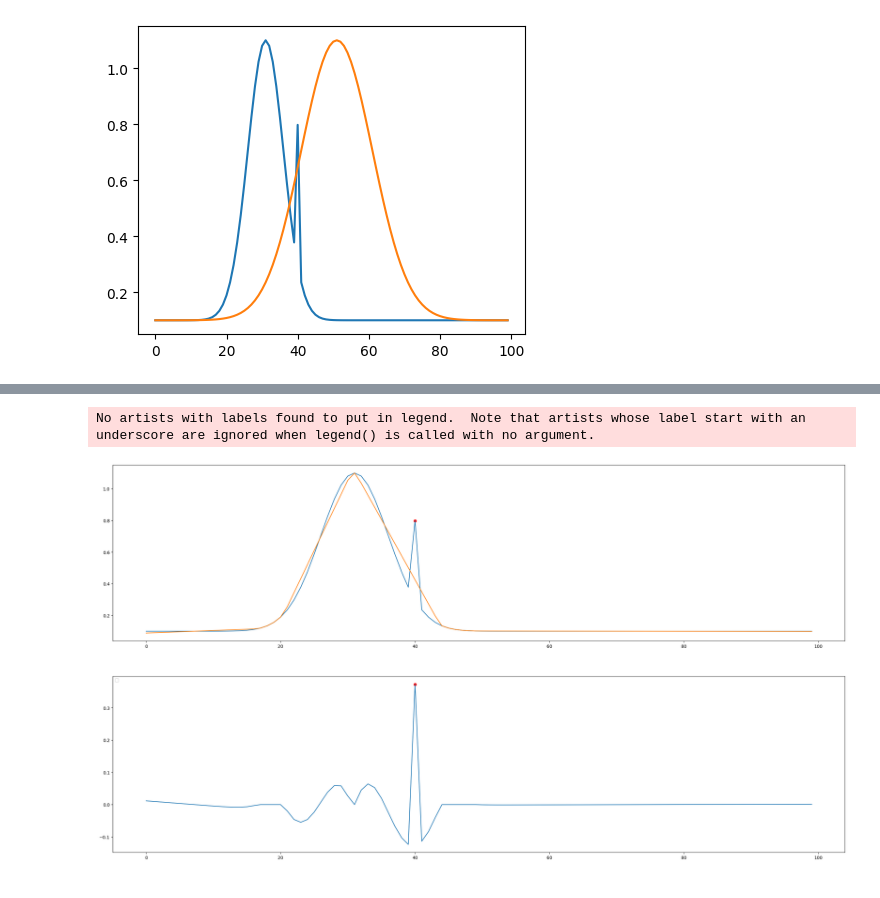
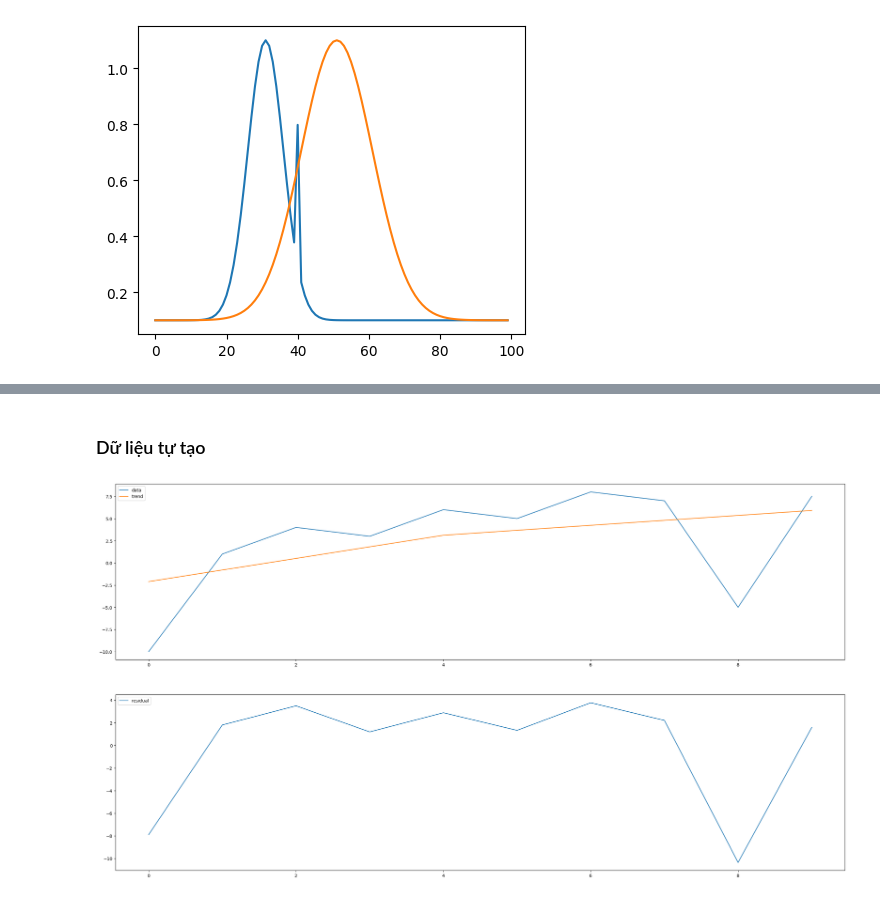
Before and after one commit to ducphuE10/robust-OPW, a Jupyter notebook: run.ipynb, the cells around one changed output, grey strips where cells are left out. Drawn from its saved outputs; the diff is of its cells as text; code cells hidden in the pictures.

```diff
--- a/run.ipynb
+++ b/run.ipynb
@@ -48,27 +32,0 @@ residual = y1 - trend
-# %%
-def visualize(data,trend,threshold = None, fig_size = (30,16)):
-    '''
-    data: input data : numpy array
-    trend: result of apply trend filter : numpy array
-    threshold: for residual : scalar
-    fig_size: figure size
-    '''
-    fig = plt.figure(figsize=fig_size)
-    #TREND & DATA
-    plt.subplot(2,1,1)
-    residual = data - trend
-    plt.plot(np.arange(data.shape[0]),data,label = 'data')
-    plt.plot(np.arange(data.shape[0]),trend, label = 'trend')
-    if threshold:
-        idx = np.where(np.abs(residual) > threshold)[0]
-        plt.scatter(idx, data[idx],c = 'red')
-
-    #RESIDUAL
-    plt.subplot(2,1,2)
-    plt.plot(np.arange(data.shape[0]),residual)
-    if threshold:
-        idx = np.where(np.abs(residual) > threshold)[0]
-        plt.scatter(idx, residual[idx],c = 'red')
-
-    plt.legend(loc = 'upper left')
-    plt.show()
@@ -75,5 +51,22 @@ def visualize(data,trend,threshold = None, fig_size = (30,16)):
+# %% [markdown]
+### Dữ liệu tự tạo
+# %%
+y1 = np.array([-10,1, 4, 3, 6, 5, 8, 7,-5, 7.5])
+y2 = np.array([4, 1,20,20, 3, 6, 7, 5, 8, 7.5])
+
+# y1 = (y1 - np.min(y1))/(np.max(y1) - np.min(y1))
+
+# y2 = (y2 - np.mean(y2))/np.std(y2)
+# %%
+y1_trend = l1filter(y1,1)
+y2_trend = l1filter(y2,1)
+
+y1_res = y1 - y1_trend
+y2_res = y2 - y2_trend
+
+y1_prob = res2prob(y1_res).reshape(-1,1)
+y2_prob = res2prob(y2_res).reshape(-1,1)
 # %%
-visualize(y1,trend,0.2)
+visualize(y1,y1_trend)
 # %% [output]
-No artists with labels found to put in legend.  Note that artists whose label start with an underscore are ignored when legend() is called with no argument.
-[figure, old version]
+[figure, new version]
```
Also changed, not shown: parts of 22 cells of this notebook, 4 other files.
